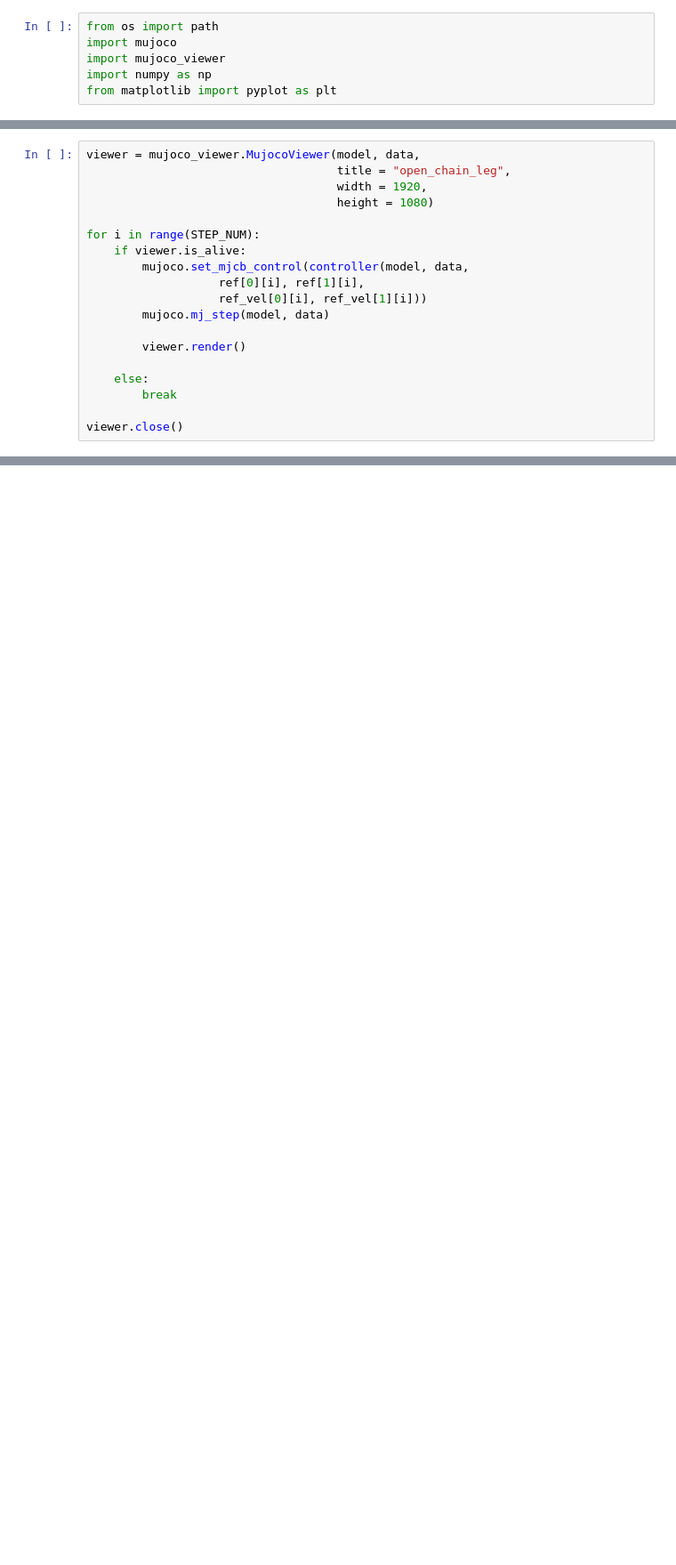
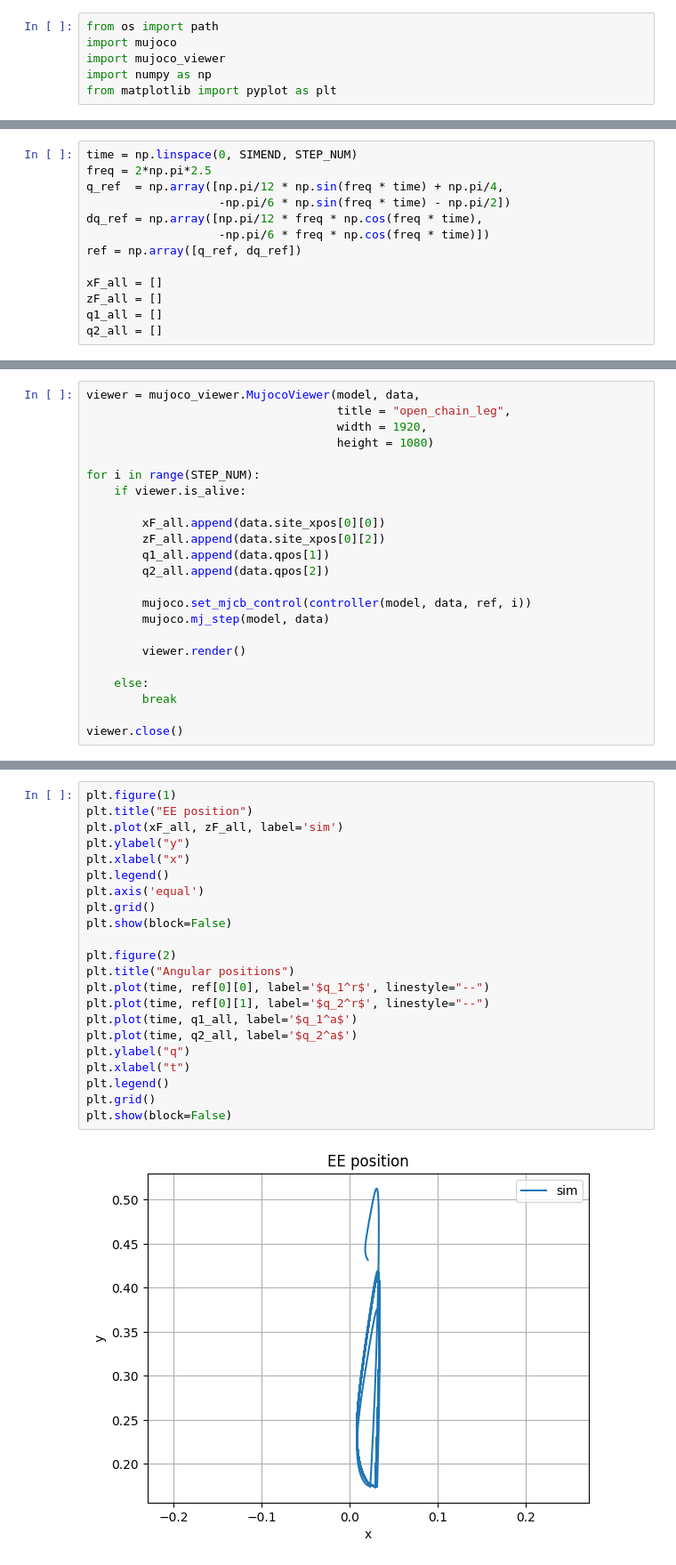
Before and after one commit to iiborisov/simrobs, a Jupyter notebook: practice_3/step_1/leg_sim.ipynb, the cells around one changed output, grey strips where cells are left out. Shown at 89% size. Drawn from its saved outputs; the diff is of its cells as text; blank space fills up the shorter version.

```diff
--- a/practice_3/step_1/leg_sim.ipynb
+++ b/practice_3/step_1/leg_sim.ipynb
@@ -57,0 +54,13 @@ mujoco.mj_forward(model, data)
+# %%
+time = np.linspace(0, SIMEND, STEP_NUM)
+freq = 2*np.pi*2.5
+q_ref  = np.array([np.pi/12 * np.sin(freq * time) + np.pi/4,
+                   -np.pi/6 * np.sin(freq * time) - np.pi/2])
+dq_ref = np.array([np.pi/12 * freq * np.cos(freq * time),
+                   -np.pi/6 * freq * np.cos(freq * time)])
+ref = np.array([q_ref, dq_ref])
+
+xF_all = []
+zF_all = []
+q1_all = []
+q2_all = []
@@ -63,9 +74,13 @@ viewer = mujoco_viewer.MujocoViewer(model, data,
 
 for i in range(STEP_NUM):
     if viewer.is_alive:
-        mujoco.set_mjcb_control(controller(model, data,
-                   ref[0][i], ref[1][i],
-                   ref_vel[0][i], ref_vel[1][i]))
+
+        xF_all.append(data.site_xpos[0][0])
+        zF_all.append(data.site_xpos[0][2])
+        q1_all.append(data.qpos[1])
+        q2_all.append(data.qpos[2])
+
+        mujoco.set_mjcb_control(controller(model, data, ref, i))
         mujoco.mj_step(model, data)
 
         viewer.render()
@@ -76,0 +94,24 @@ viewer.close()
+# %%
+plt.figure(1)
+plt.title("EE position")
+plt.plot(xF_all, zF_all, label='sim')
+plt.ylabel("y")
+plt.xlabel("x")
+plt.legend()
+plt.axis('equal')
+plt.grid()
+plt.show(block=False)
+
+plt.figure(2)
+plt.title("Angular positions")
+plt.plot(time, ref[0][0], label='$q_1^r$', linestyle="--")
+plt.plot(time, ref[0][1], label='$q_2^r$', linestyle="--")
+plt.plot(time, q1_all, label='$q_1^a$')
+plt.plot(time, q2_all, label='$q_2^a$')
+plt.ylabel("q")
+plt.xlabel("t")
+plt.legend()
+plt.grid()
+plt.show(block=False)
+# %% [output]
+[figure, added]
```
Also changed, not shown: parts of 11 cells of this notebook, 5 other files.
